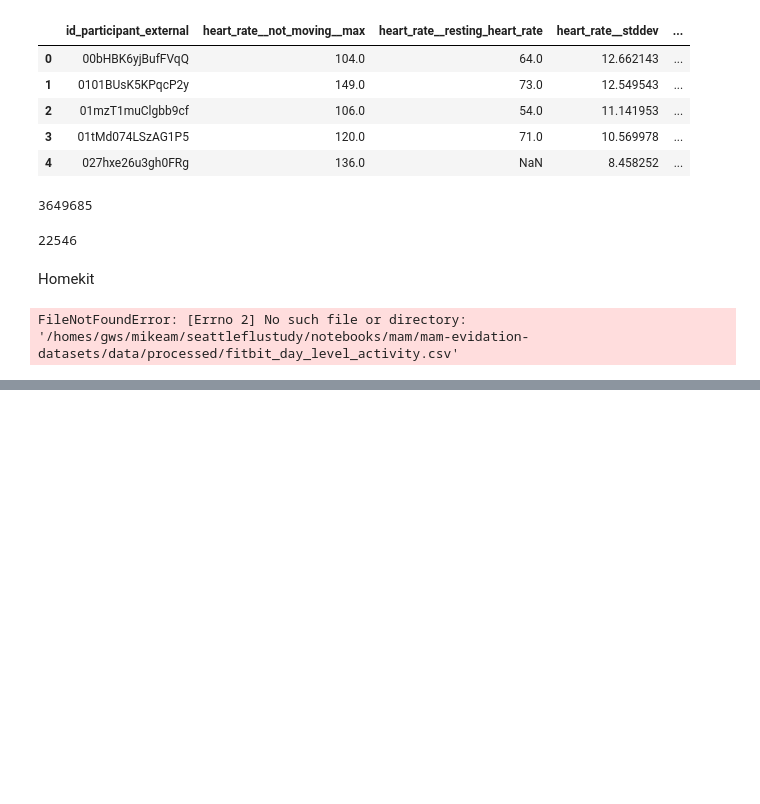
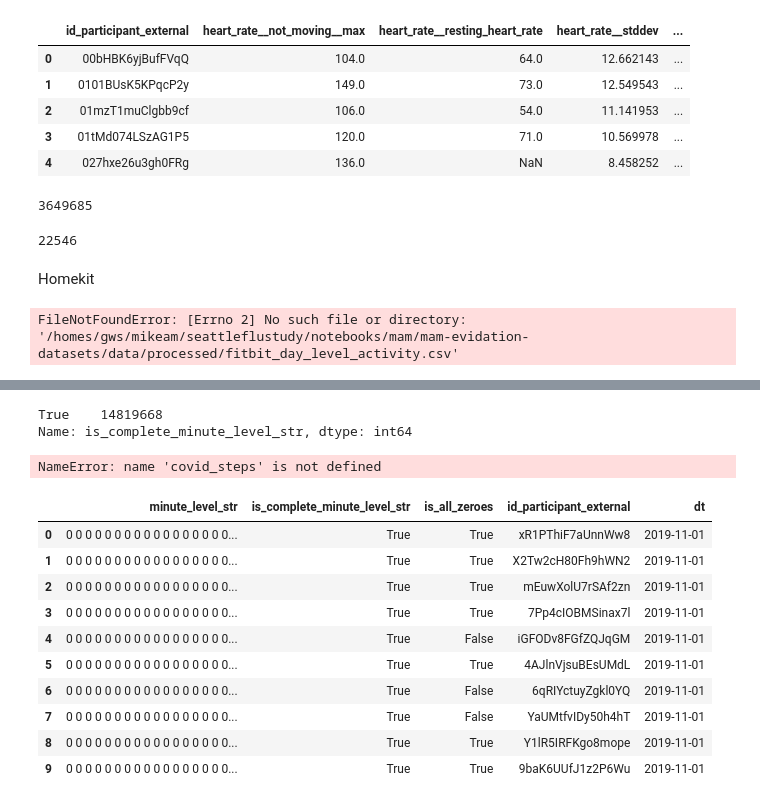
Before and after one commit to behavioral-data/Homekit2020, a Jupyter notebook: notebooks/mam/mam-evidation-datasets/1.0-mam-eda.ipynb, the cells around one changed output, grey strips where cells are left out. Drawn from its saved outputs; the diff is of its cells as text; code cells hidden in the pictures; blank space fills up the shorter version.

```diff
--- a/notebooks/mam/mam-evidation-datasets/1.0-mam-eda.ipynb
+++ b/notebooks/mam/mam-evidation-datasets/1.0-mam-eda.ipynb
@@ -69,0 +91,24 @@ FileNotFoundError: [Errno 2] No such file or directory: '/homes/gws/mikeam/seatt
+# %%
+covid_steps["is_complete_minute_level_str"].value_counts().compute()
+# %% [output]
+True    14819668
+Name: is_complete_minute_level_str, dtype: int64
+# %%
+len(covid_steps.head(10).iloc[0]["minute_level_str"]).fillna(0)
+# %% [output]
+NameError: name 'covid_steps' is not defined
+# %%
+lsfs_steps = dd.read_parquet("/projects/bdata/datasets/gatesfoundation/raw/LSFS/wearable_data/fitbit/minute_level/steps")
+lsfs_steps.head(10)
+# %% [output]
+|  | minute_level_str | is_complete_minute_level_str | is_all_zeroes | id_participant_external | dt |
+| 0 | 0 0 0 0 0 0 0 0 0 0 0 0 0 0 0 0 0... | True | True | xR1PThiF7aUnnWw8 | 2019-11-01 |
+| 1 | 0 0 0 0 0 0 0 0 0 0 0 0 0 0 0 0 0... | True | True | X2Tw2cH80Fh9hWN2 | 2019-11-01 |
+| 2 | 0 0 0 0 0 0 0 0 0 0 0 0 0 0 0 0 0... | True | True | mEuwXolU7rSAf2zn | 2019-11-01 |
+| 3 | 0 0 0 0 0 0 0 0 0 0 0 0 0 0 0 0 0... | True | True | 7Pp4cIOBMSinax7l | 2019-11-01 |
+| 4 | 0 0 0 0 0 0 0 0 0 0 0 0 0 0 0 0 0... | True | False | iGFODv8FGfZQJqGM | 2019-11-01 |
+| 5 | 0 0 0 0 0 0 0 0 0 0 0 0 0 0 0 0 0... | True | True | 4AJlnVjsuBEsUMdL | 2019-11-01 |
+| 6 | 0 0 0 0 0 0 0 0 0 0 0 0 0 0 0 0 0... | True | False | 6qRIYctuyZgkl0YQ | 2019-11-01 |
+| 7 | 0 0 0 0 0 0 0 0 0 0 0 0 0 0 0 0 0... | True | False | YaUMtfvIDy50h4hT | 2019-11-01 |
+| 8 | 0 0 0 0 0 0 0 0 0 0 0 0 0 0 0 0 0... | True | True | Y1lR5IRFKgo8mope | 2019-11-01 |
+| 9 | 0 0 0 0 0 0 0 0 0 0 0 0 0 0 0 0 0... | True | True | 9baK6UUfJ1z2P6Wu | 2019-11-01 |
```
Also changed, not shown: parts of 30 cells of this notebook, 4 other files.
